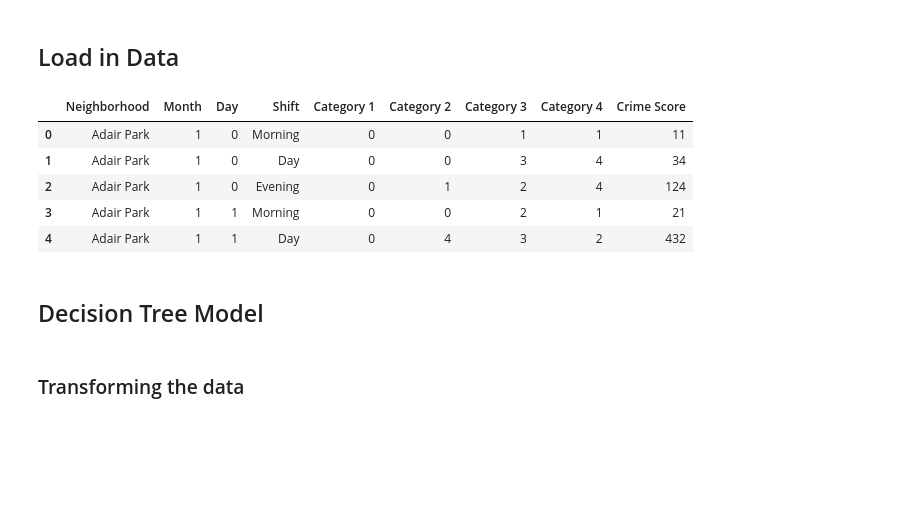
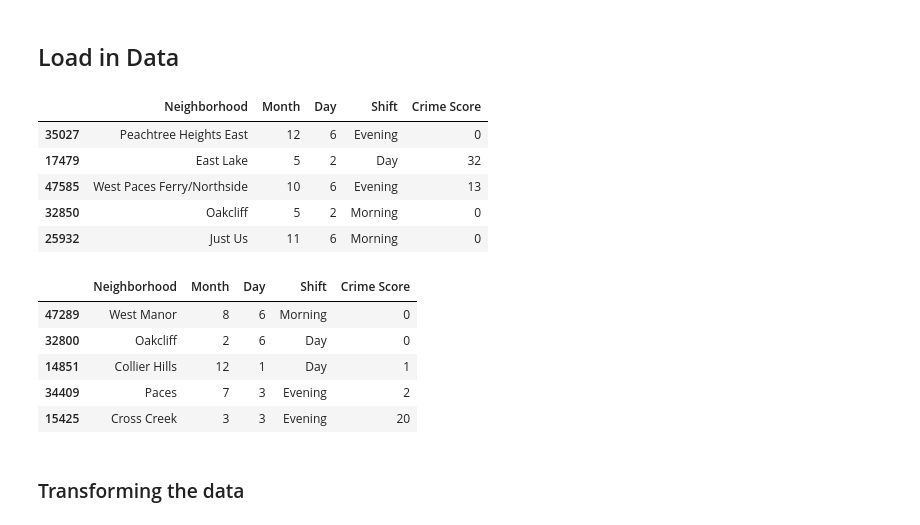
Before and after one commit to sanjeevprasada/AtlantaCrime, a Jupyter notebook: Supervised_Algs.ipynb, the cells around one changed output. Saved outputs shown, nothing was run; the diff lists cells and outputs as text; code cells hidden in the pictures; blank space fills up the shorter version.

```diff
--- a/Supervised_Algs.ipynb
+++ b/Supervised_Algs.ipynb
@@ -22,37 +25,48 @@ import numpy as np
 # %% [markdown]
 ## Load in Data
-# %%
-# data = pd.read_csv("data/examples/cobra_example_10.csv") #, sep=',', header=0, engine='python', usecols = lambda column : column in ["Neighborhood", "Month", "Day", "Shift"])
-data = pd.read_csv("cobra-counts.csv") #, sep=',', header=0, usecols = lambda column : column in ["Occur Date", "Neighborhood", "Shift Occurence"])
-
-# def day_of_week(row):
-#     cur_date = row['Occur Date']
-#     year, month, day = (int(x) for x in cur_date.split('-'))
-#     dt = datetime.date(year, month, day)
-#     return(dt.weekday())
-
-# def month(row):
-#     cur_date = row['Occur Date']
-#     year, month, day = (int(x) for x in cur_date.split('-'))
-#     return month
-
-# data['Day of Week'] = data.apply(lambda row: day_of_week (row), axis=1)
-# data['Month'] = data.apply(lambda row: month (row), axis=1)
-# data = data.drop(['Occur Date'], 1)
-
-# range(0 - 1000)
-# two decimal places
-#data['Crime Score'] = data.apply(lambda row: random.randint(0 * 100, 1000 * 100), axis=1)
-data['Crime Score'] = 1000*data['Category 1'] + 100*data['Category 2'] + 10*data['Category 3'] + 1*data['Category 4']
-data.head()
-# %% [output]
-|  | Neighborhood | Month | Day | Shift | Category 1 | Category 2 | Category 3 | Category 4 | Crime Score |
-| 0 | Adair Park | 1 | 0 | Morning | 0 | 0 | 1 | 1 | 11 |
-| 1 | Adair Park | 1 | 0 | Day | 0 | 0 | 3 | 4 | 34 |
-| 2 | Adair Park | 1 | 0 | Evening | 0 | 1 | 2 | 4 | 124 |
-| 3 | Adair Park | 1 | 1 | Morning | 0 | 0 | 2 | 1 | 21 |
-| 4 | Adair Park | 1 | 1 | Day | 0 | 4 | 3 | 2 | 432 |
-# %% [markdown]
-## Decision Tree Model
+# %%
+# data = pd.read_csv("data/examples/cobra_example_10.csv") #, sep=',', header=0, engine='python', usecols = lambda column : column in ["Neighborhood", "Month", "Day", "Shift"])
+data = pd.read_csv("cobra-counts.csv")
+training_data = pd.read_csv("cobra-clean2.csv", sep=',', header=0, usecols = lambda column : column in ["Occur Time", "Neighborhood", "Shift Occurence", "Day of Week", "Crime Category"])
+
+# There are some null values in both cobra-cleans, getting rid of their rows
+# Pretty sure only "Null" is needed, but whatever
+training_data = training_data[~training_data['Neighborhood'].isin(["Null", None, "null"])]
+
+data['Crime Score'] = 1000 * data['Category 1'] + 100 * data['Category 2'] + 10 * data['Category 3'] + 1 * data['Category 4']
+data = data.drop(["Categories", "Category 1", "Category 2", "Category 3", "Category 4"], 1)
+
+# Shuffle, for now, until 2019 CSV is available
+# (Might need) df = df.sample(frac=1).reset_index(drop=True)
+training_data = training_data.sample(frac=1)
+# training_data.head()
+
+data = data.sample(frac=1)
+data.head()
+# %% [output]
+|  | Neighborhood | Month | Day | Shift | Crime Score |
+| 35027 | Peachtree Heights East | 12 | 6 | Evening | 0 |
+| 17479 | East Lake | 5 | 2 | Day | 32 |
+| 47585 | West Paces Ferry/Northside | 10 | 6 | Evening | 13 |
+| 32850 | Oakcliff | 5 | 2 | Morning | 0 |
+| 25932 | Just Us | 11 | 6 | Morning | 0 |
+# %%
+# For now, test data is the latter 10% of training data (after shuffling)
+
+test_data = training_data[int(0.10 * len(training_data)):]
+training_data = training_data[:int(0.10 * len(training_data))]
+
+# test_data.head()
+
+data2 = data[int(0.10 * len(data)):]
+data = data[:int(0.10 * len(data))]
+data2.head()
+# %% [output]
+|  | Neighborhood | Month | Day | Shift | Crime Score |
+| 47289 | West Manor | 8 | 6 | Morning | 0 |
+| 32800 | Oakcliff | 2 | 6 | Day | 0 |
+| 14851 | Collier Hills | 12 | 1 | Day | 1 |
+| 34409 | Paces | 7 | 3 | Evening | 2 |
+| 15425 | Cross Creek | 3 | 3 | Evening | 20 |
 # %% [markdown]
 ### Transforming the data
```
Also changed, not shown: parts of 44 cells of this notebook.
